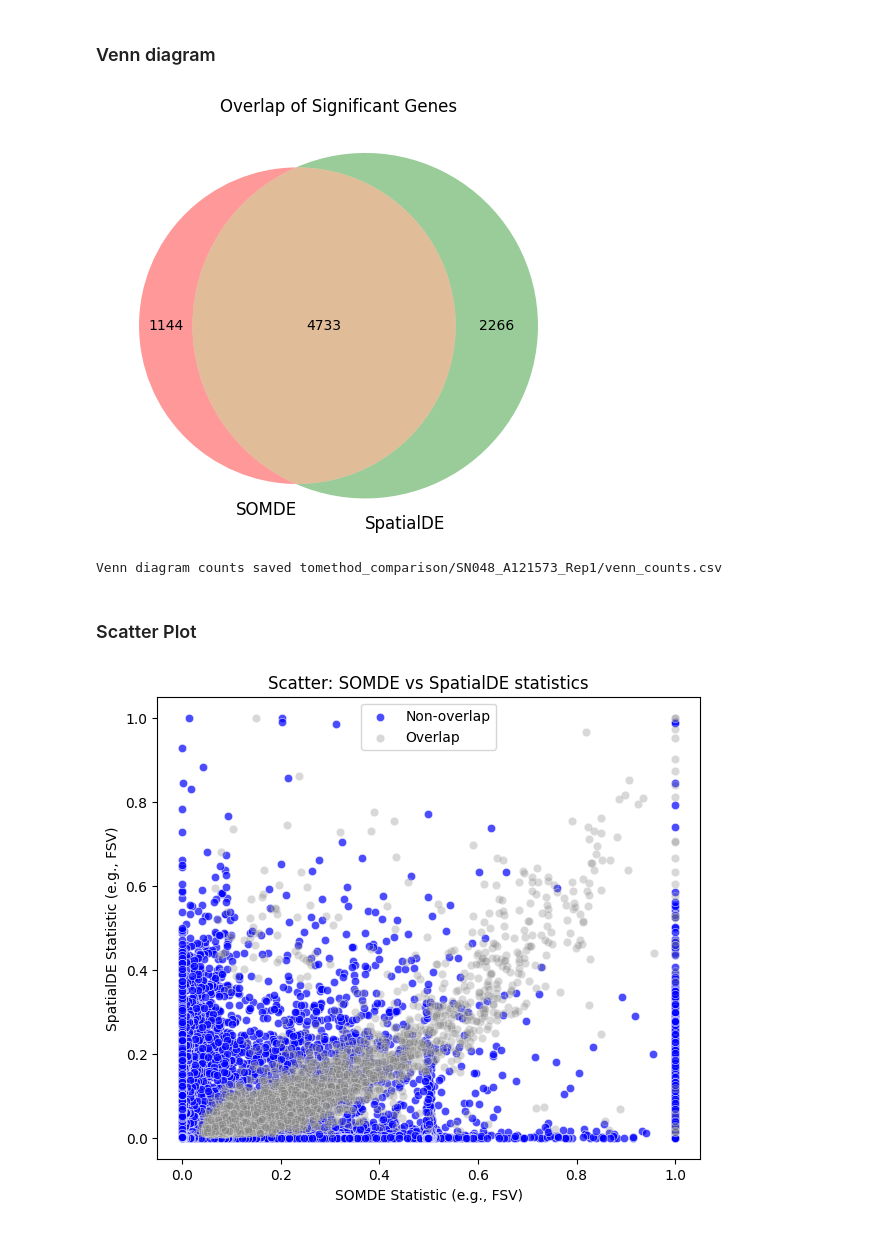
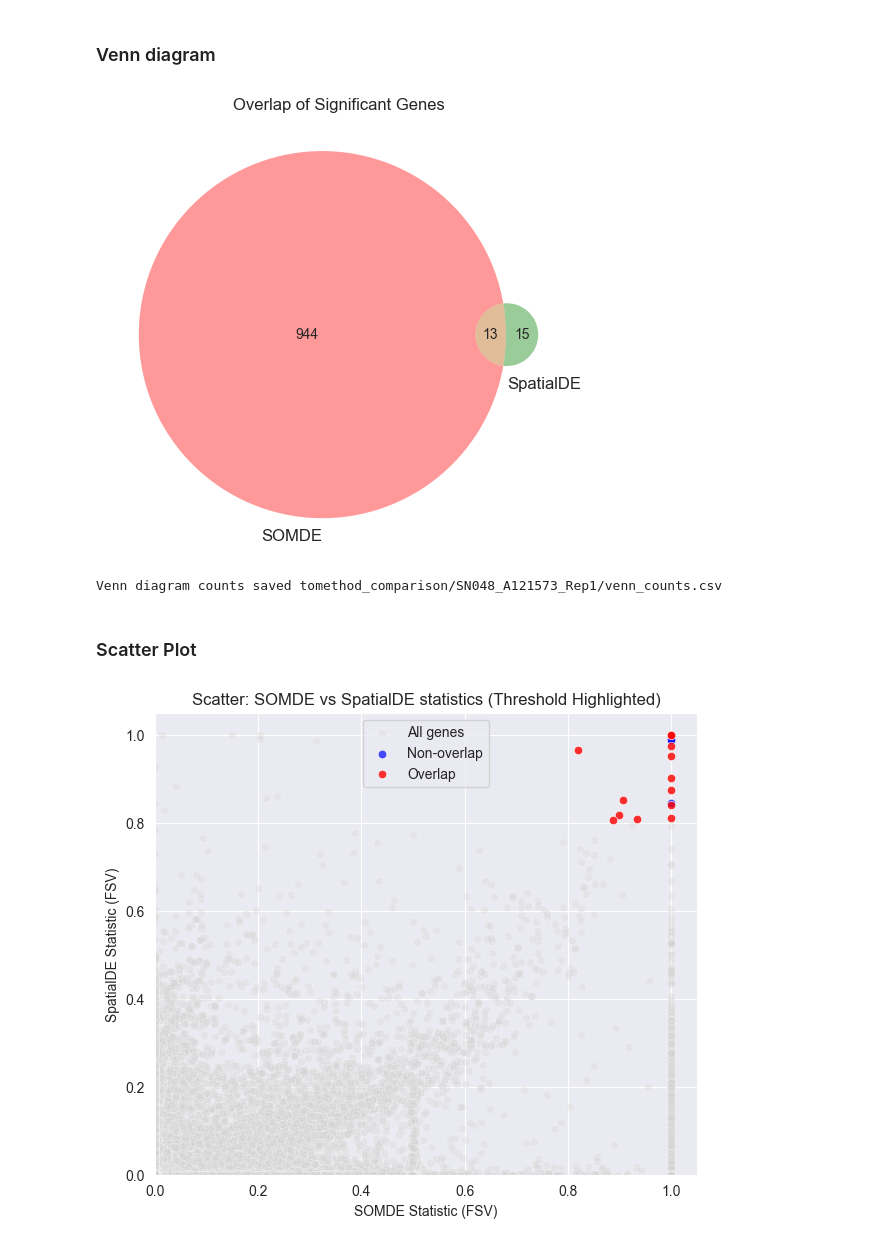
Before and after one commit to nikolienka24/IV114_ST, a Jupyter notebook: method_comparison.ipynb, the cells around one changed output. Drawn from its saved outputs; the diff is of its cells as text; code cells hidden in the pictures.

Commit message:
add plots to method_comparison

```diff
--- a/method_comparison.ipynb
+++ b/method_comparison.ipynb
@@ -9,7 +9,7 @@ Variables that can be modified in this notebook or None
 **Set following variables if you are running notebook interactively.**
 # %%
 qval_default = 0.05
-fsv_default = None
+fsv_default = 0.8
 input_path_folder_default = "somde_results/SN048_A121573_Rep1/"
 suppress_warnings_default = False
 # %% [markdown]
@@ -148,7 +148,7 @@ venn_df = pd.DataFrame({
 venn_df.to_csv("method_comparison/" + DATA_FOLDER_NAME + "/venn_counts.csv", index=False)
 print("Venn diagram counts saved to" + "method_comparison/" + DATA_FOLDER_NAME + "/venn_counts.csv")
 # %% [output]
-[figure, old version]
+[figure, new version]
 Venn diagram counts saved tomethod_comparison/SN048_A121573_Rep1/venn_counts.csv
 # %% [markdown]
 ### Scatter Plot
@@ -168,34 +155,56 @@ def classify_gene(g):
 # %%
+# Merge results and compute overlap
 merged = pd.merge(somde_res, spatialde_res, on="g", suffixes=("_somde", "_spatialde"))
 merged["overlap"] = merged["g"].isin(set_somde & set_spatialde)
 
+# Filter by thresholds
+merged_filtered = merged[
+    (merged["FSV_somde"] >= FSV_TH) &
+    (merged["FSV_spatialde"] >= FSV_TH)
+]
+
 plt.figure(figsize=(7, 6))
 
-# Plot blue points first (non-overlap)
+# Plot all points lightly in the background
 sns.scatterplot(
-    data=merged[merged["overlap"] == False],
+    data=merged,
+    x="FSV_somde",
+    y="FSV_spatialde",
+    color="lightgray",
+    alpha=0.3,
+    label="All genes"
+)
+
+# Highlight non-overlap points (blue)
+sns.scatterplot(
+    data=merged_filtered[merged_filtered["overlap"] == False],
     x="FSV_somde",
     y="FSV_spatialde",
     color="blue",
-    alpha=0.7,           # transparency
+    alpha=0.7,
     label="Non-overlap"
 )
 
-# Plot red points on top (overlap)
+# Highlight overlap points (gray/red)
 sns.scatterplot(
-    data=merged[merged["overlap"] == True],
+    data=merged_filtered[merged_filtered["overlap"] == True],
     x="FSV_somde",
     y="FSV_spatialde",
-    color="gray",
-    alpha=0.3,           # solid
+    color="red",
+    alpha=0.8,
     label="Overlap"
 )
 
-plt.title("Scatter: SOMDE vs SpatialDE statistics")
-plt.xlabel("SOMDE Statistic (e.g., FSV)")
-plt.ylabel("SpatialDE Statistic (e.g., FSV)")
+plt.title("Scatter: SOMDE vs SpatialDE statistics (Threshold Highlighted)")
+plt.xlabel("SOMDE Statistic (FSV)")
+plt.ylabel("SpatialDE Statistic (FSV)")
 plt.legend()
-plt.savefig("figures/show/method_comparison/" + DATA_FOLDER_NAME + "/scatter.overlap.png", dpi=300, bbox_inches='tight')
+
+plt.xlim(0, merged["FSV_somde"].max()*1.05)  # optional: extend a bit beyond max
+plt.ylim(0, merged["FSV_spatialde"].max()*1.05)
+
+plt.savefig(f"figures/show/method_comparison/{DATA_FOLDER_NAME}/scatter.overlap.fsv.png",
+            dpi=300, bbox_inches='tight')
 plt.show()
 # %% [output]
-[figure, old version]
+[figure, new version]
```
Also changed, not shown: parts of 8 cells of this notebook.
